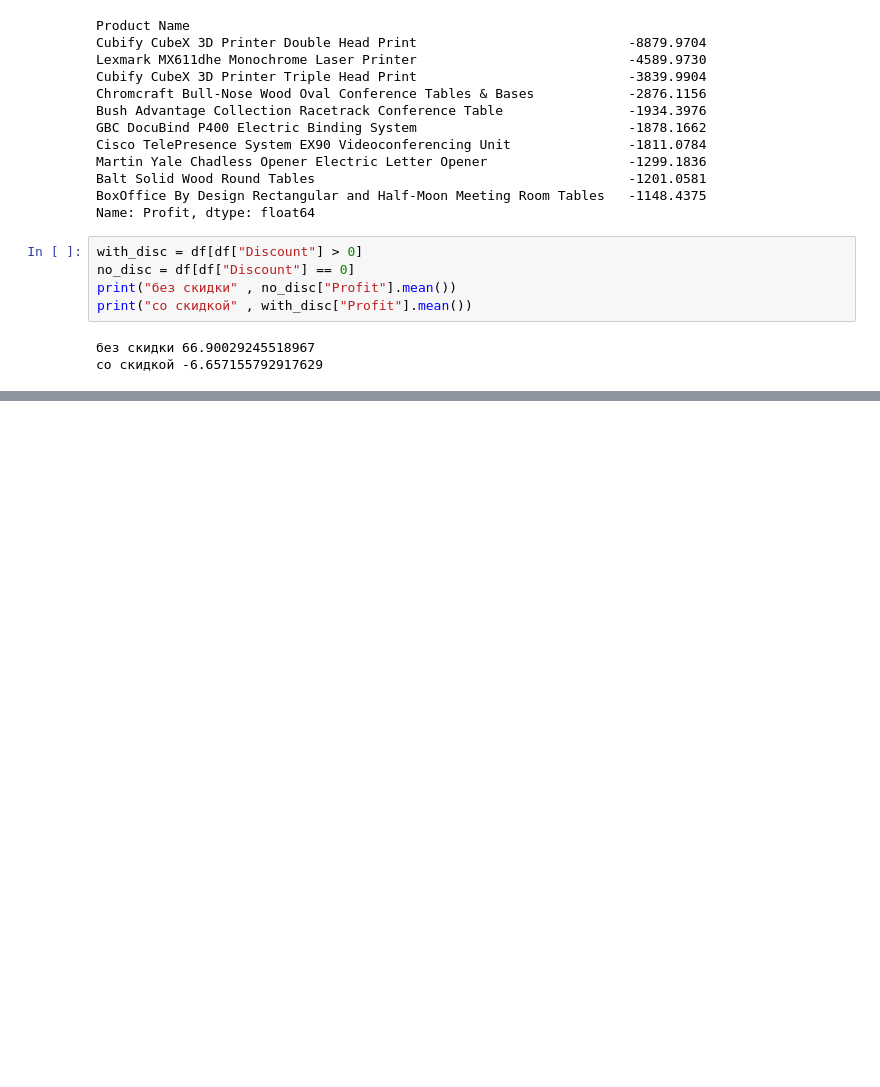
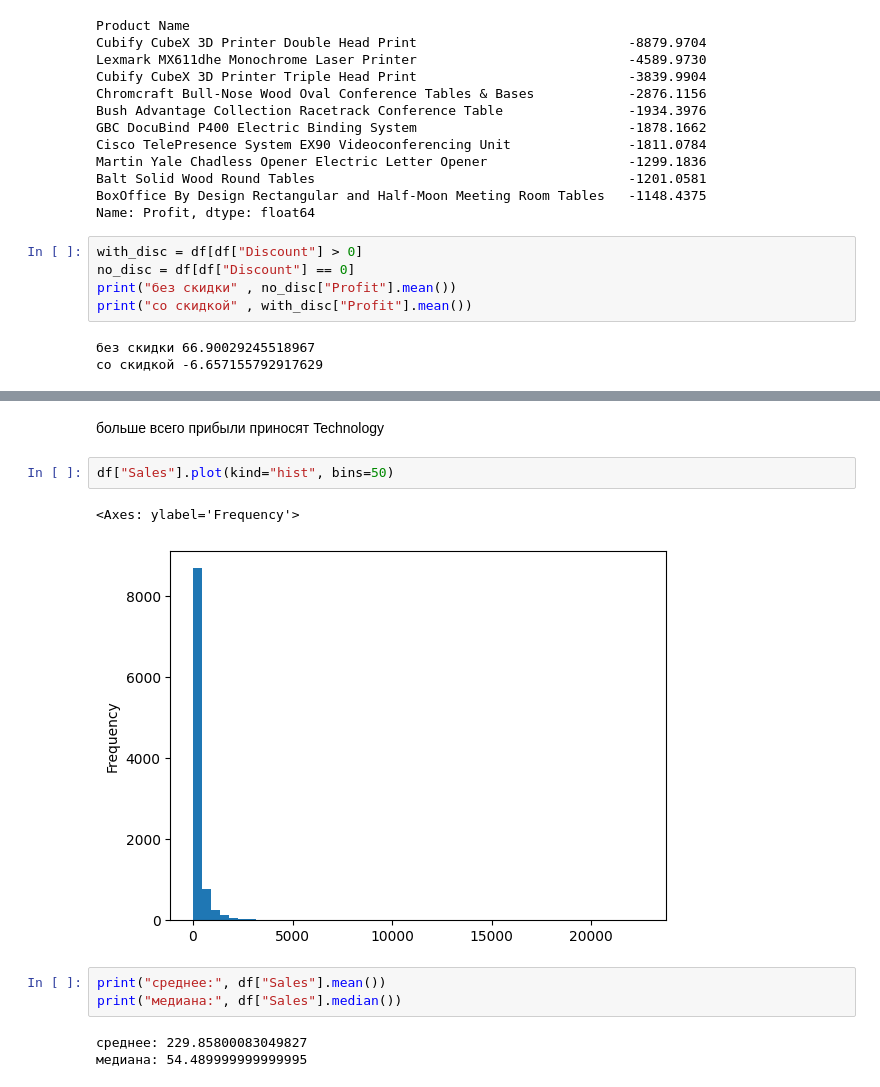
Before and after one commit to ch1rak/superstore-analysis, a Jupyter notebook: analysis.ipynb, the cells around one changed output, grey strips where cells are left out. Drawn from its saved outputs; the diff is of its cells as text; blank space fills up the shorter version.

```diff
--- a/analysis.ipynb
+++ b/analysis.ipynb
@@ -130,0 +236,13 @@ print("со скидкой" , with_disc["Profit"].mean())
+# %% [markdown]
+больше всего прибыли приносят Technology
+# %%
+df["Sales"].plot(kind="hist", bins=50)
+# %% [output]
+<Axes: ylabel='Frequency'>
+[figure, added]
+# %%
+print("среднее:", df["Sales"].mean())
+print("медиана:", df["Sales"].median())
+# %% [output]
+среднее: 229.85800083049827
+медиана: 54.489999999999995
```
Also changed, not shown: parts of 15 cells of this notebook.
